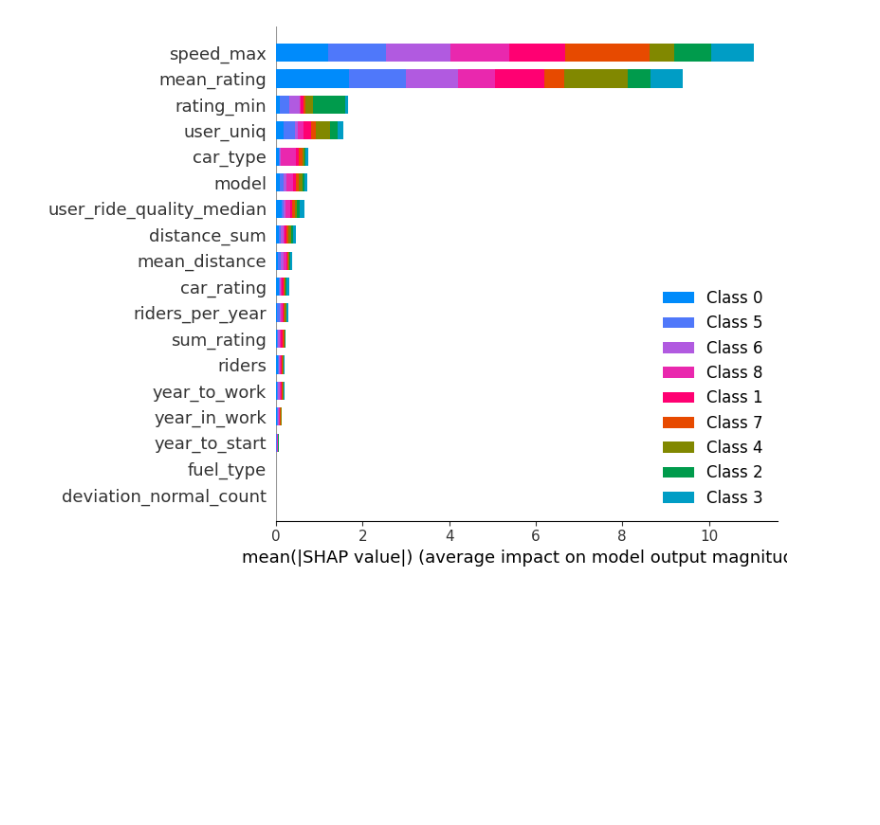
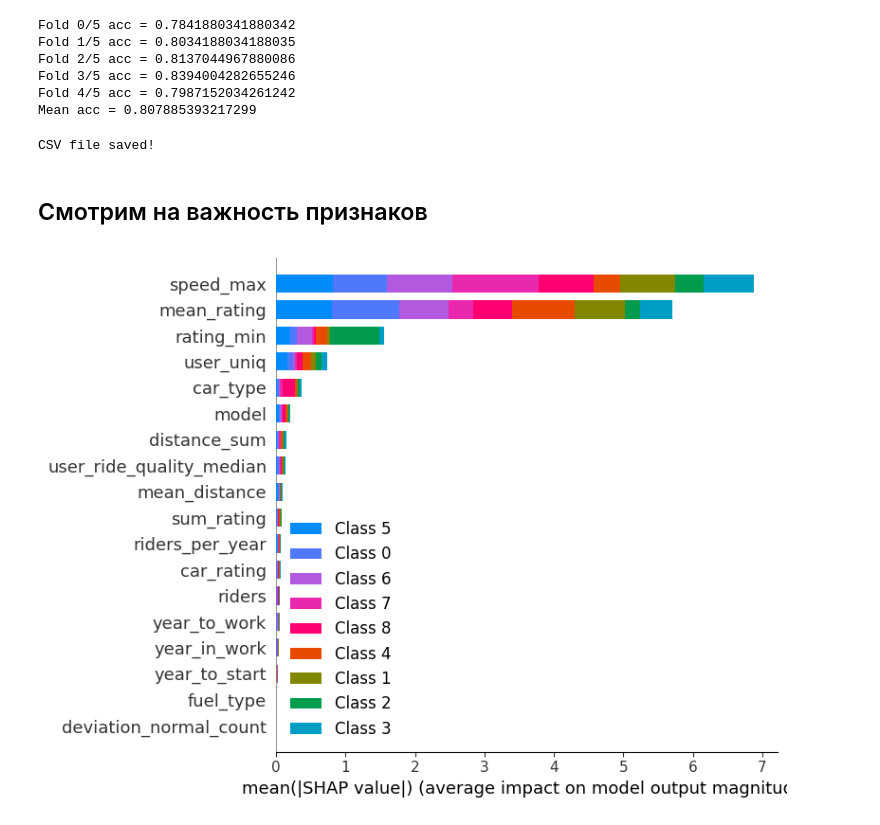
Before and after one commit to a-milenkin/Competitive_Data_Science, a Jupyter notebook: notebooks/8.1 - Baseline.ipynb, the cells around one changed output. Cells and saved outputs as stored; diff of their text form; code cells hidden in the pictures; blank space fills up the shorter version.

Commit message:
add baseline

```diff
--- a/notebooks/8.1 - Baseline.ipynb
+++ b/notebooks/8.1 - Baseline.ipynb
@@ -196,0 +247,8 @@ balanced_accuracy_score(y_val, pred)
+# %%
+filtered_features = [i for i in train.columns if (i not in targets and i not in features2drop)]
+num_features = [i for i in filtered_features if i not in cat_features]
+
+
+print('num_features :', len(num_features), num_features)
+print('cat_features :', len(cat_features), cat_features)
+print('targets', targets)
@@ -197,12 +261,35 @@ balanced_accuracy_score(y_val, pred)
+# %%
+X = train[filtered_features].drop(targets, axis=1, errors='ignore')
+y = train['target_class']
+# %%
+clf = CatBoostClassifier(**params_cat)
+cv_model = CvModel(clf)
+# %%
+cv_model.fit(X, y)
+# %% [output]
+Fold 0/5 acc = 0.7841880341880342
+Fold 1/5 acc = 0.8034188034188035
+Fold 2/5 acc = 0.8137044967880086
+Fold 3/5 acc = 0.8394004282655246
+Fold 4/5 acc = 0.7987152034261242
+Mean acc = 0.807885393217299
+# %%
+test['target_class'] = cv_model.predict(test[filtered_features])
+test[['car_id', 'target_class']].to_csv('../subs/simple_baseline_v2.csv', index=False)
+print('CSV file saved!')
+# %% [output]
+CSV file saved!
+# %% [markdown]
+## Смотрим на важность признаков
 # %%
 import shap
 # %%
 # Построим усредненный shap values
-explainer = shap.TreeExplainer(cat_model)
-shap_values = explainer.shap_values(Pool(X_train, y_train, cat_features=cat_features))
+explainer = shap.TreeExplainer(cv_model.models[0])
+shap_values = explainer.shap_values(Pool(X, y, cat_features=cat_features))
 
-shap.summary_plot(shap_values, X_train, plot_size=0.25,)
+shap.summary_plot(shap_values, X, plot_size=0.25,)
 # %% [output]
-[figure, old version]
+[figure, new version]
 # %%
 # построем shap values отдельно для нулевого класса
```
Also changed, not shown: parts of 62 cells of this notebook.
